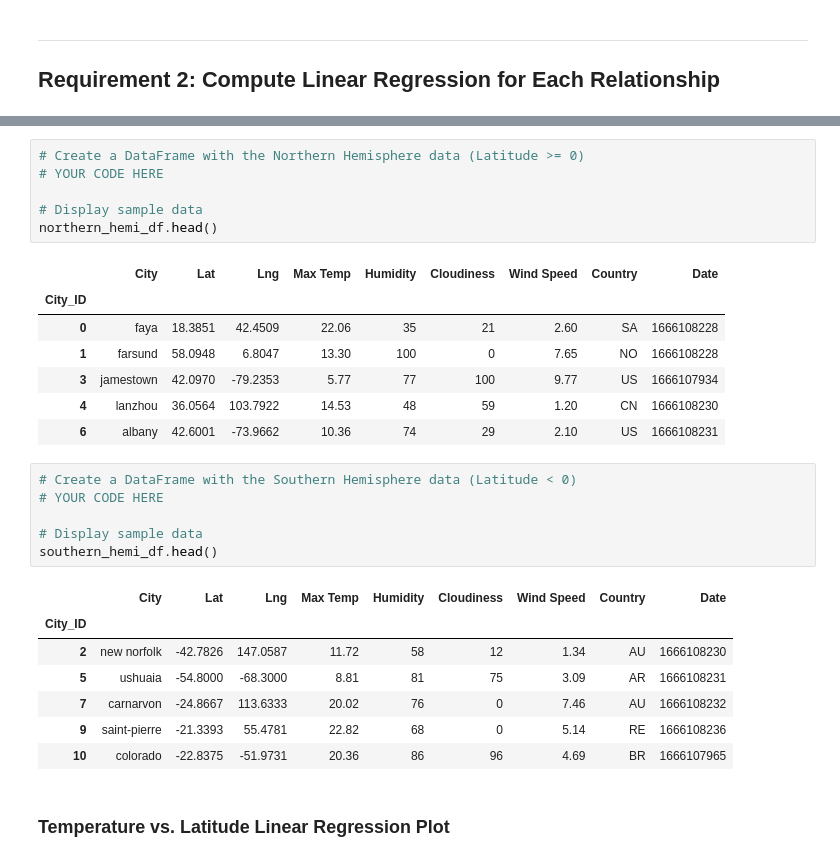
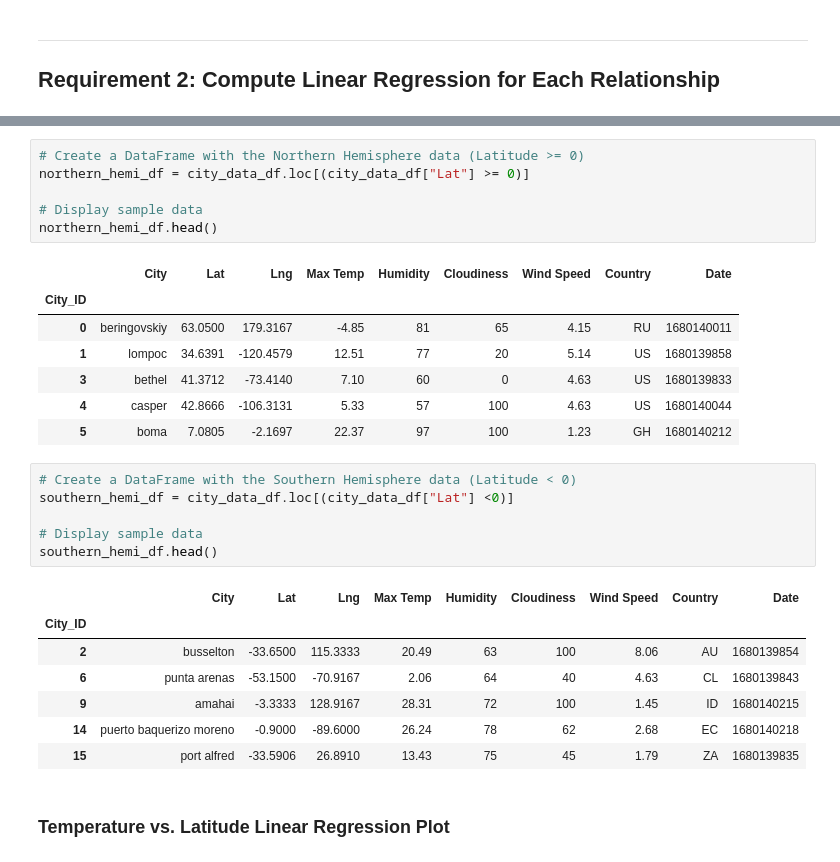
Before and after one commit to rbitas/Python-Api-challenge, a Jupyter notebook: WeatherPy/WeatherPy.ipynb, the cells around one changed output, grey strips where cells are left out. Cells and saved outputs as stored; diff of their text form.

```diff
--- a/WeatherPy/WeatherPy.ipynb
+++ b/WeatherPy/WeatherPy.ipynb
@@ -273,30 +284,30 @@ plt.show()
 # %%
 # Create a DataFrame with the Northern Hemisphere data (Latitude >= 0)
-# YOUR CODE HERE
+northern_hemi_df = city_data_df.loc[(city_data_df["Lat"] >= 0)]
 
 # Display sample data
 northern_hemi_df.head()
 # %% [output]
 |  | City | Lat | Lng | Max Temp | Humidity | Cloudiness | Wind Speed | Country | Date |
 | City_ID |  |  |  |  |  |  |  |  |  |
-| 0 | faya | 18.3851 | 42.4509 | 22.06 | 35 | 21 | 2.60 | SA | 1666108228 |
-| 1 | farsund | 58.0948 | 6.8047 | 13.30 | 100 | 0 | 7.65 | NO | 1666108228 |
-| 3 | jamestown | 42.0970 | -79.2353 | 5.77 | 77 | 100 | 9.77 | US | 1666107934 |
-| 4 | lanzhou | 36.0564 | 103.7922 | 14.53 | 48 | 59 | 1.20 | CN | 1666108230 |
-| 6 | albany | 42.6001 | -73.9662 | 10.36 | 74 | 29 | 2.10 | US | 1666108231 |
+| 0 | beringovskiy | 63.0500 | 179.3167 | -4.85 | 81 | 65 | 4.15 | RU | 1680140011 |
+| 1 | lompoc | 34.6391 | -120.4579 | 12.51 | 77 | 20 | 5.14 | US | 1680139858 |
+| 3 | bethel | 41.3712 | -73.4140 | 7.10 | 60 | 0 | 4.63 | US | 1680139833 |
+| 4 | casper | 42.8666 | -106.3131 | 5.33 | 57 | 100 | 4.63 | US | 1680140044 |
+| 5 | boma | 7.0805 | -2.1697 | 22.37 | 97 | 100 | 1.23 | GH | 1680140212 |
 # %%
 # Create a DataFrame with the Southern Hemisphere data (Latitude < 0)
-# YOUR CODE HERE
+southern_hemi_df = city_data_df.loc[(city_data_df["Lat"] <0)]
 
 # Display sample data
 southern_hemi_df.head()
 # %% [output]
 |  | City | Lat | Lng | Max Temp | Humidity | Cloudiness | Wind Speed | Country | Date |
 | City_ID |  |  |  |  |  |  |  |  |  |
-| 2 | new norfolk | -42.7826 | 147.0587 | 11.72 | 58 | 12 | 1.34 | AU | 1666108230 |
-| 5 | ushuaia | -54.8000 | -68.3000 | 8.81 | 81 | 75 | 3.09 | AR | 1666108231 |
-| 7 | carnarvon | -24.8667 | 113.6333 | 20.02 | 76 | 0 | 7.46 | AU | 1666108232 |
-| 9 | saint-pierre | -21.3393 | 55.4781 | 22.82 | 68 | 0 | 5.14 | RE | 1666108236 |
-| 10 | colorado | -22.8375 | -51.9731 | 20.36 | 86 | 96 | 4.69 | BR | 1666107965 |
+| 2 | busselton | -33.6500 | 115.3333 | 20.49 | 63 | 100 | 8.06 | AU | 1680139854 |
+| 6 | punta arenas | -53.1500 | -70.9167 | 2.06 | 64 | 40 | 4.63 | CL | 1680139843 |
+| 9 | amahai | -3.3333 | 128.9167 | 28.31 | 72 | 100 | 1.45 | ID | 1680140215 |
+| 14 | puerto baquerizo moreno | -0.9000 | -89.6000 | 26.24 | 78 | 62 | 2.68 | EC | 1680140218 |
+| 15 | port alfred | -33.5906 | 26.8910 | 13.43 | 75 | 45 | 1.79 | ZA | 1680139835 |
 # %% [markdown]
 ###  Temperature vs. Latitude Linear Regression Plot
```
Also changed, not shown: parts of 15 cells of this notebook, 5 other files.
